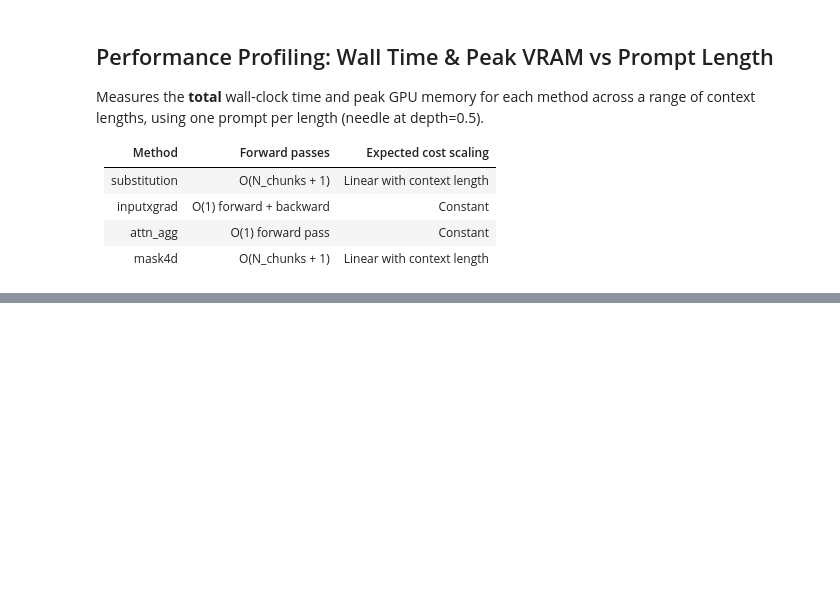
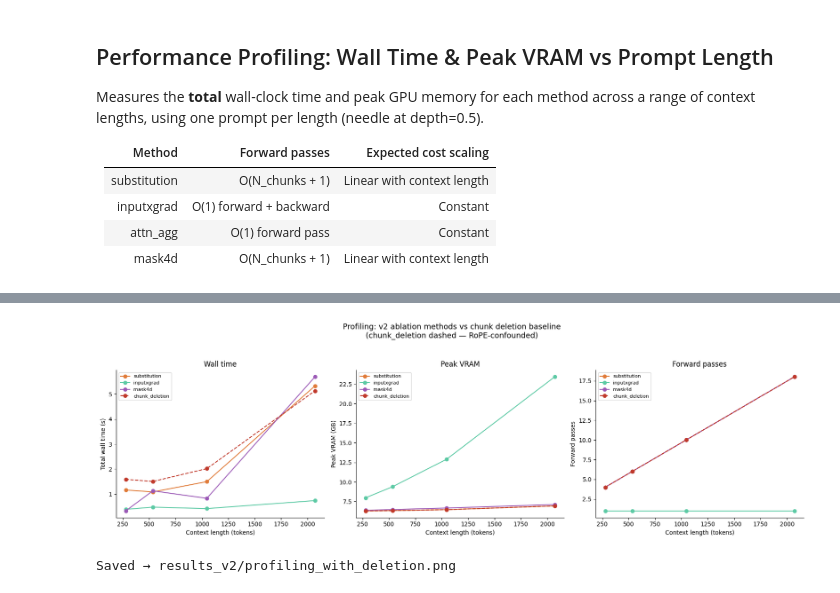
Before and after one commit to Advay-K1/Effective-Context-Utilization-in-Large-Language-Models, a Jupyter notebook: CS_498_Project_v2_profiling.ipynb, the cells around one changed output, grey strips where cells are left out. Drawn from its saved outputs; the diff is of its cells as text; code cells hidden in the pictures; blank space fills up the shorter version.

Commit message:
compute results

```diff
--- a/CS_498_Project_v2_profiling.ipynb
+++ b/CS_498_Project_v2_profiling.ipynb
@@ -1179,16 +1356,19 @@ print(f'Saved → {p1}')
 # %%
 # ── Plot set 2: no attn_agg, include chunk_deletion ─────────────────────
 fig, axes = plt.subplots(1, 3, figsize=(17, 5))
 plot_profiling(*axes,
                methods=['substitution', 'inputxgrad', 'mask4d', 'chunk_deletion'],
-               title_suffix=' — w/ chunk deletion, no attn_agg')
+               title_suffix='')
 plt.suptitle('Profiling: v2 ablation methods vs chunk deletion baseline\n'
              '(chunk_deletion dashed — RoPE-confounded)', y=1.04, fontsize=13)
 plt.tight_layout()
 p2 = os.path.join(OUTPUT_DIR, 'profiling_with_deletion.png')
 plt.savefig(p2, dpi=150, bbox_inches='tight')
 plt.show()
 print(f'Saved → {p2}')
+# %% [output]
+[figure, added]
+Saved → results_v2/profiling_with_deletion.png
 # %%
 # ── Plot set 3: substitution, inputxgrad, mask4d only ───────────────────
 fig, axes = plt.subplots(1, 3, figsize=(17, 5))
```
Also changed, not shown: parts of 24 cells of this notebook.
